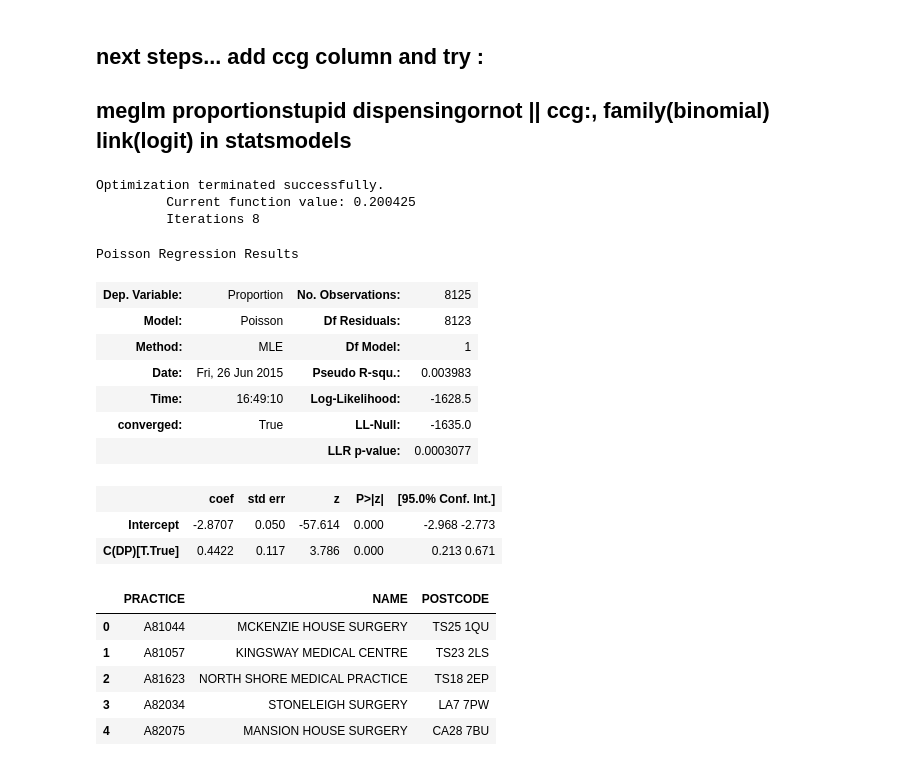
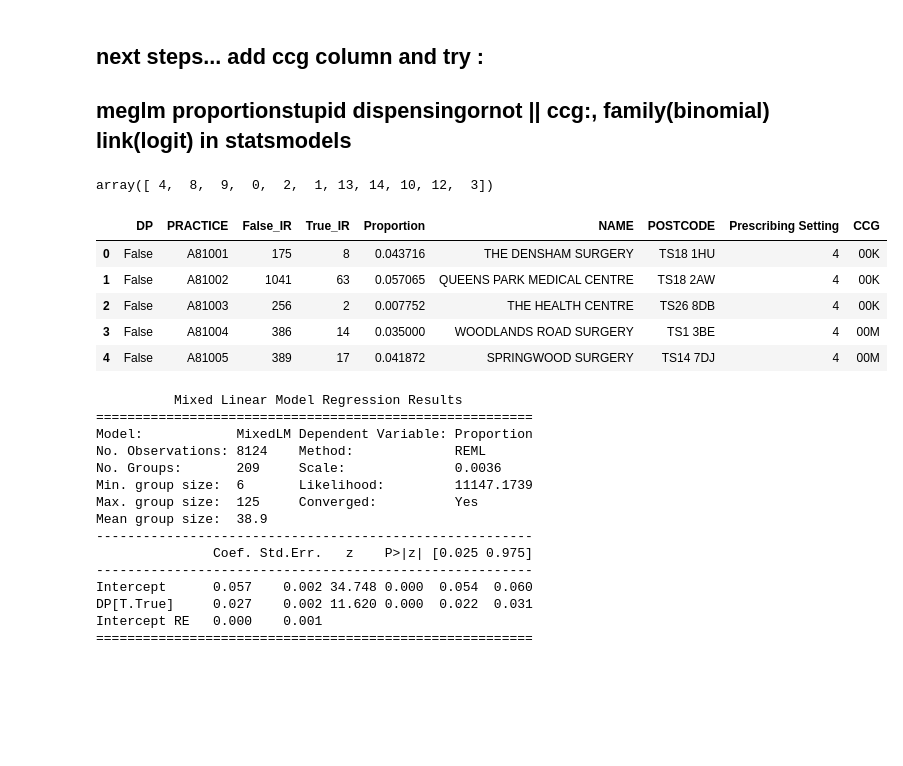
Before and after one commit to drcjar/pa-research, a Jupyter notebook: pa-research.ipynb, the cells around one changed output. Cells and saved outputs as stored; diff of their text form; code cells hidden in the pictures; blank space fills up the shorter version.

Commit message:
learning about mixed linear model regressions

```diff
--- a/pa-research.ipynb
+++ b/pa-research.ipynb
@@ -221,6 +221,21 @@ df1[df1['DP'] == False].Proportion.hist(bins=40)
 # %% [markdown]
 ## next steps... add ccg column and try :
 ## meglm proportionstupid dispensingornot || ccg:, family(binomial) link(logit) in statsmodels
+# %%
+df2 = pd.merge(df1, gpdetail, on='PRACTICE')
+# %%
+df2['Prescribing Setting'].unique() # not all practices in the gp prescribing set are gp practices. nice.
+# %% [output]
+array([ 4,  8,  9,  0,  2,  1, 13, 14, 10, 12,  3])
+# %%
+df2.head()
+# %% [output]
+|  | DP | PRACTICE | False_IR | True_IR | Proportion | NAME | POSTCODE | Prescribing Setting | CCG |
+| 0 | False | A81001 | 175 | 8 | 0.043716 | THE DENSHAM SURGERY | TS18 1HU | 4 | 00K |
+| 1 | False | A81002 | 1041 | 63 | 0.057065 | QUEENS PARK MEDICAL CENTRE | TS18 2AW | 4 | 00K |
+| 2 | False | A81003 | 256 | 2 | 0.007752 | THE HEALTH CENTRE | TS26 8DB | 4 | 00K |
+| 3 | False | A81004 | 386 | 14 | 0.035000 | WOODLANDS ROAD SURGERY | TS1 3BE | 4 | 00M |
+| 4 | False | A81005 | 389 | 17 | 0.041872 | SPRINGWOOD SURGERY | TS14 7DJ | 4 | 00M |
 # %%
 def model(df):
 
@@ -235,31 +249,23 @@ def model(df):
 
     return res
 # %%
-res = model(df1)
+res = model(df2)
-# %% [output]
-Optimization terminated successfully.
-         Current function value: 0.200425
-         Iterations 8
 # %%
-res.summary()
+res = model(df2)
+print res.summary()
 # %% [output]
-Poisson Regression Results
+          Mixed Linear Model Regression Results
+========================================================
+Model:            MixedLM Dependent Variable: Proportion
+No. Observations: 8124    Method:             REML
+No. Groups:       209     Scale:              0.0036
+Min. group size:  6       Likelihood:         11147.1739
+Max. group size:  125     Converged:          Yes
+Mean group size:  38.9
+--------------------------------------------------------
+               Coef. Std.Err.   z    P>|z| [0.025 0.975]
+--------------------------------------------------------
+Intercept      0.057    0.002 34.748 0.000  0.054  0.060
+DP[T.True]     0.027    0.002 11.620 0.000  0.022  0.031
+Intercept RE   0.000    0.001
+========================================================
-| Dep. Variable: | Proportion | No. Observations: | 8125 |
-| Model: | Poisson | Df Residuals: | 8123 |
-| Method: | MLE | Df Model: | 1 |
-| Date: | Fri, 26 Jun 2015 | Pseudo R-squ.: | 0.003983 |
-| Time: | 16:49:10 | Log-Likelihood: | -1628.5 |
-| converged: | True | LL-Null: | -1635.0 |
-|  |  | LLR p-value: | 0.0003077 |
-|  | coef | std err | z | P>|z| | [95.0% Conf. Int.] |
-| Intercept | -2.8707 | 0.050 | -57.614 | 0.000 | -2.968 -2.773 |
-| C(DP)[T.True] | 0.4422 | 0.117 | 3.786 | 0.000 | 0.213 0.671 |
-# %%
-gpdetail.head()
-# %% [output]
-|  | PRACTICE | NAME | POSTCODE |
-| 0 | A81044 | MCKENZIE HOUSE SURGERY | TS25 1QU |
-| 1 | A81057 | KINGSWAY MEDICAL CENTRE | TS23 2LS |
-| 2 | A81623 | NORTH SHORE MEDICAL PRACTICE | TS18 2EP |
-| 3 | A82034 | STONELEIGH SURGERY | LA7 7PW |
-| 4 | A82075 | MANSION HOUSE SURGERY | CA28 7BU |
```
Also changed, not shown: parts of 8 cells of this notebook.
